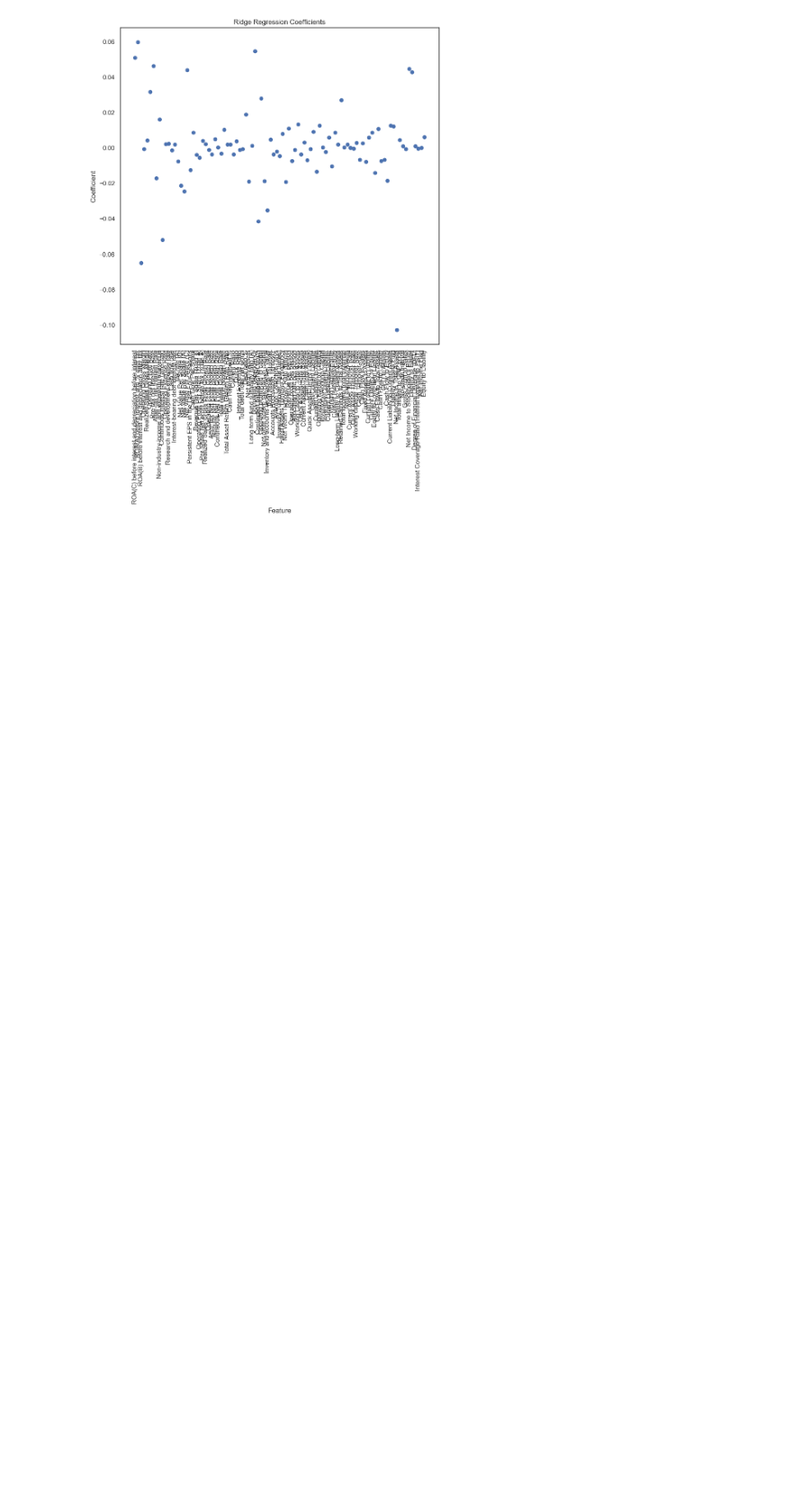
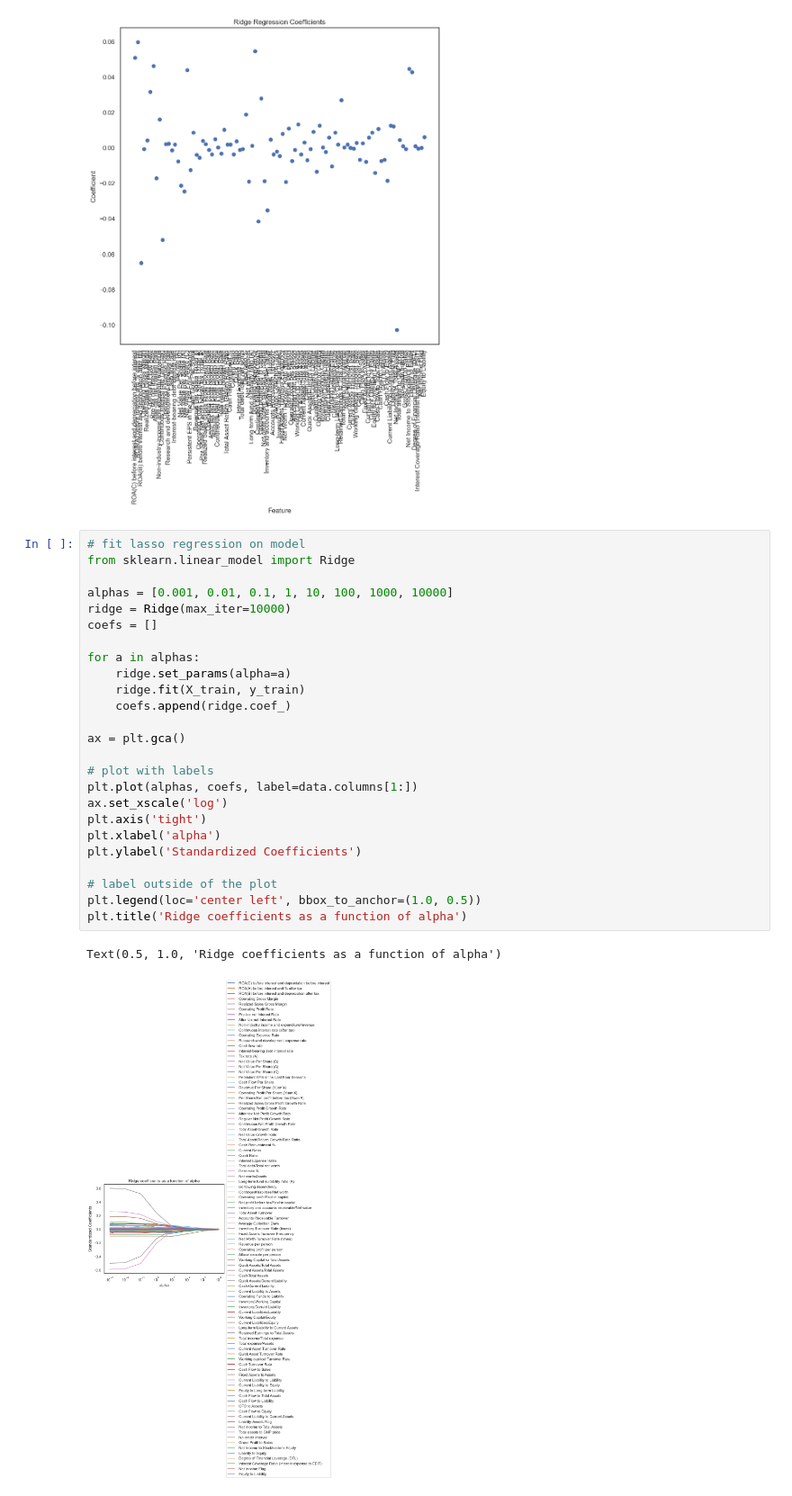
Before and after one commit to VedanshiShah7/Machine-Learning-In-Finance, a Jupyter notebook: Final Project/final_project.ipynb, the cells around one changed output. Shown at 90% size. Saved outputs shown, nothing was run; the diff lists cells and outputs as text; blank space fills up the shorter version.

```diff
--- a/Final Project/final_project.ipynb
+++ b/Final Project/final_project.ipynb
@@ -110,3 +478,31 @@ plt.title('Ridge Regression Coefficients')
 # %% [output]
 Text(0.5, 1.0, 'Ridge Regression Coefficients')
 [figure]
+# %%
+# fit lasso regression on model
+from sklearn.linear_model import Ridge
+
+alphas = [0.001, 0.01, 0.1, 1, 10, 100, 1000, 10000]
+ridge = Ridge(max_iter=10000)
+coefs = []
+
+for a in alphas:
+    ridge.set_params(alpha=a)
+    ridge.fit(X_train, y_train)
+    coefs.append(ridge.coef_)
+
+ax = plt.gca()
+
+# plot with labels
+plt.plot(alphas, coefs, label=data.columns[1:])
+ax.set_xscale('log')
+plt.axis('tight')
+plt.xlabel('alpha')
+plt.ylabel('Standardized Coefficients')
+
+# label outside of the plot
+plt.legend(loc='center left', bbox_to_anchor=(1.0, 0.5))
+plt.title('Ridge coefficients as a function of alpha')
+# %% [output]
+Text(0.5, 1.0, 'Ridge coefficients as a function of alpha')
+[figure, added]
```
Also changed, not shown: parts of 22 cells of this notebook.
